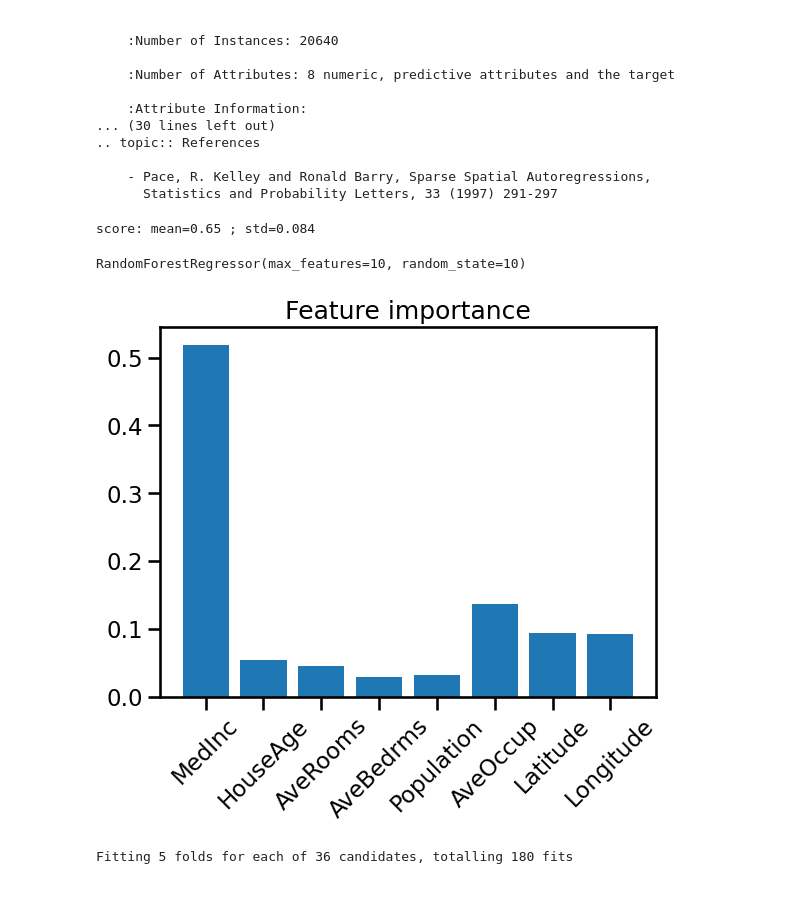
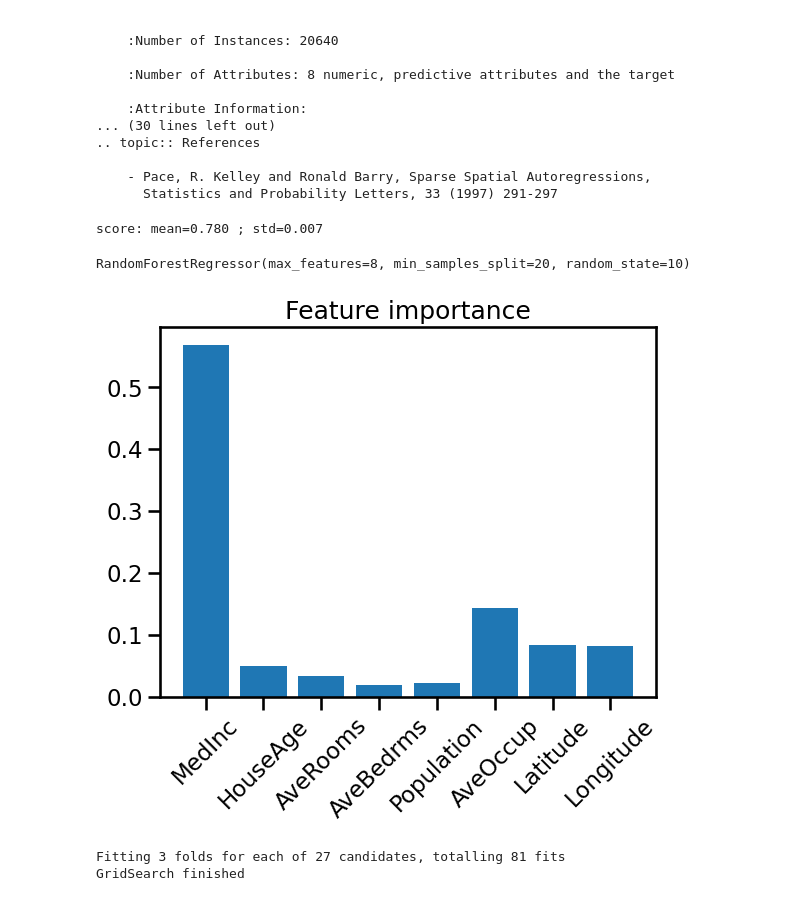
Before and after one commit to brajard/MAT330, a Jupyter notebook: notebooks/Random Forest example.ipynb, the cells around one changed output. Saved outputs shown, nothing was run; the diff lists cells and outputs as text; code cells hidden in the pictures.

```diff
--- a/notebooks/Random Forest example.ipynb
+++ b/notebooks/Random Forest example.ipynb
@@ -1,11 +1,14 @@
 # %%
 from sklearn.datasets import fetch_california_housing
+from sklearn.model_selection import train_test_split
 import numpy as np
+
 import matplotlib.pyplot as plt
 from time import time
 from scipy.stats import randint as sp_randint
 import seaborn as sns
 sns.set_context('talk')
+figsave = False
 # %%
 
 # Utility function to report best scores
@@ -22,7 +33,6 @@ def report(results, n_top=3):
 # %%
 housing = fetch_california_housing()
-X = housing.data
-y = housing.target
+X, X_test, y, y_test = train_test_split(housing.data, housing.target, test_size=.5, random_state=50)
 print(housing.DESCR)
 # %% [output]
 .. _california_housing_dataset:
@@ -47,38 +57,40 @@ from sklearn.ensemble import RandomForestRegressor
 from sklearn.model_selection import cross_val_score
 
 rf = RandomForestRegressor(n_estimators=100,
-                           max_features=10,
-                           min_samples_split=2,
+                           max_features=8,
+                           min_samples_split=20,
                            random_state=10)
-score = cross_val_score(rf,X,y,cv = 5) #WARNING: THE SCORE HERE IS THE COEF OF DETERMINATION (GREATER IS BETTER)
-print('score: mean={:.2f} ; std={:.3f}'\
+score = cross_val_score(rf,X,y,cv = 3) #WARNING: THE SCORE HERE IS THE COEF OF DETERMINATION (GREATER IS BETTER)
+print('score: mean={:.3f} ; std={:.3f}'\
       .format(score.mean(),score.std()))
 
 rf.fit(X,y)
 # %% [output]
-score: mean=0.65 ; std=0.084
+score: mean=0.780 ; std=0.007
-RandomForestRegressor(max_features=10, random_state=10)
+RandomForestRegressor(max_features=8, min_samples_split=20, random_state=10)
 # %%
 plt.bar(np.arange(0,len(housing.feature_names)),rf.feature_importances_)
 plt.xticks(ticks=np.arange(0,len(housing.feature_names)),labels=housing.feature_names, rotation=45);
 plt.title('Feature importance')
-plt.savefig('../fig/L2/importance_RF.png')
+if figsave:
+    plt.savefig('../fig/L2/importance_RF.png', bbox_inches='tight')
 # %% [output]
-[figure, old version]
+[figure, new version]
 # %%
 from sklearn.model_selection import GridSearchCV
 
 param_grid = {
-    'n_estimators' : [100,400,700,1000],
-    'max_features' : [1,8,13],
-    'min_samples_split' : [2,5,10]
+    'n_estimators' : [100,400,800],
+    'max_features' : [2, 4, 8],
+    'min_samples_split' : [10,20,40]
 }
-clf = GridSearchCV(rf, param_grid, cv=5, verbose=2,n_jobs=4)
+clf = GridSearchCV(rf, param_grid, cv=3, verbose=2, n_jobs=4)
 
 clf.fit(X,y)
 print('GridSearch finished')
 # %% [output]
-Fitting 5 folds for each of 36 candidates, totalling 180 fits
+Fitting 3 folds for each of 27 candidates, totalling 81 fits
+GridSearch finished
 # %%
     means = clf.cv_results_['mean_test_score']
     stds = clf.cv_results_['std_test_score']
```
Also changed, not shown: parts of 15 cells of this notebook, 1 other file.
